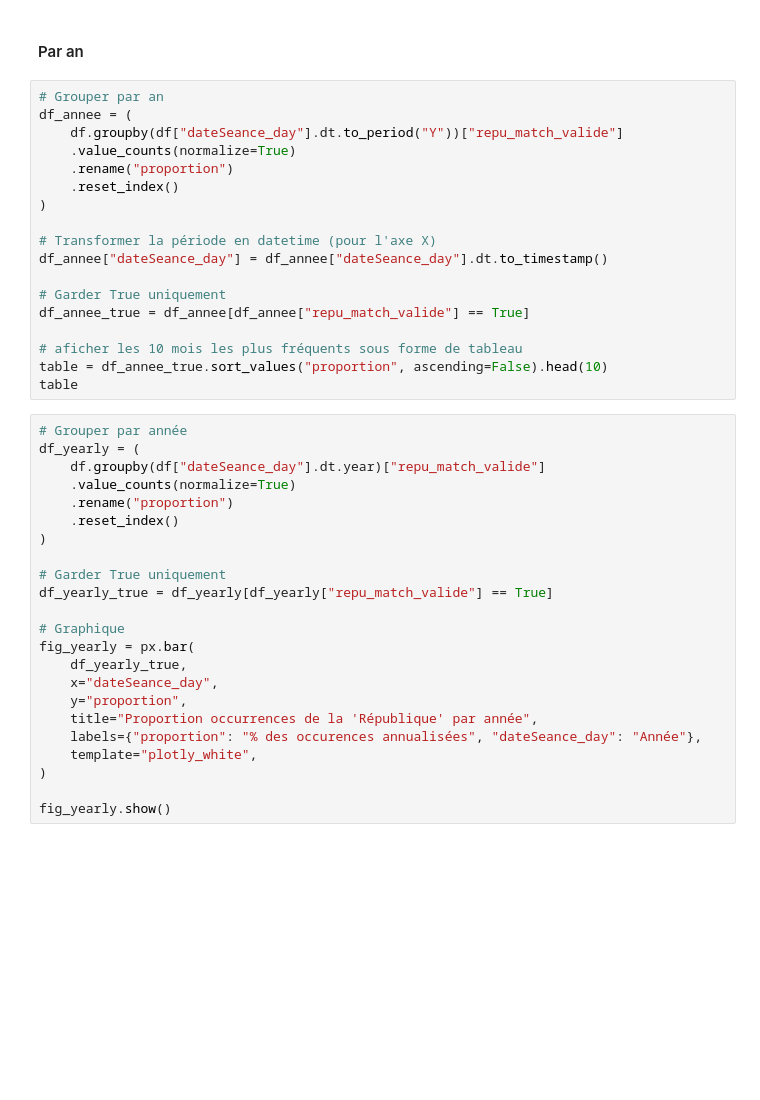
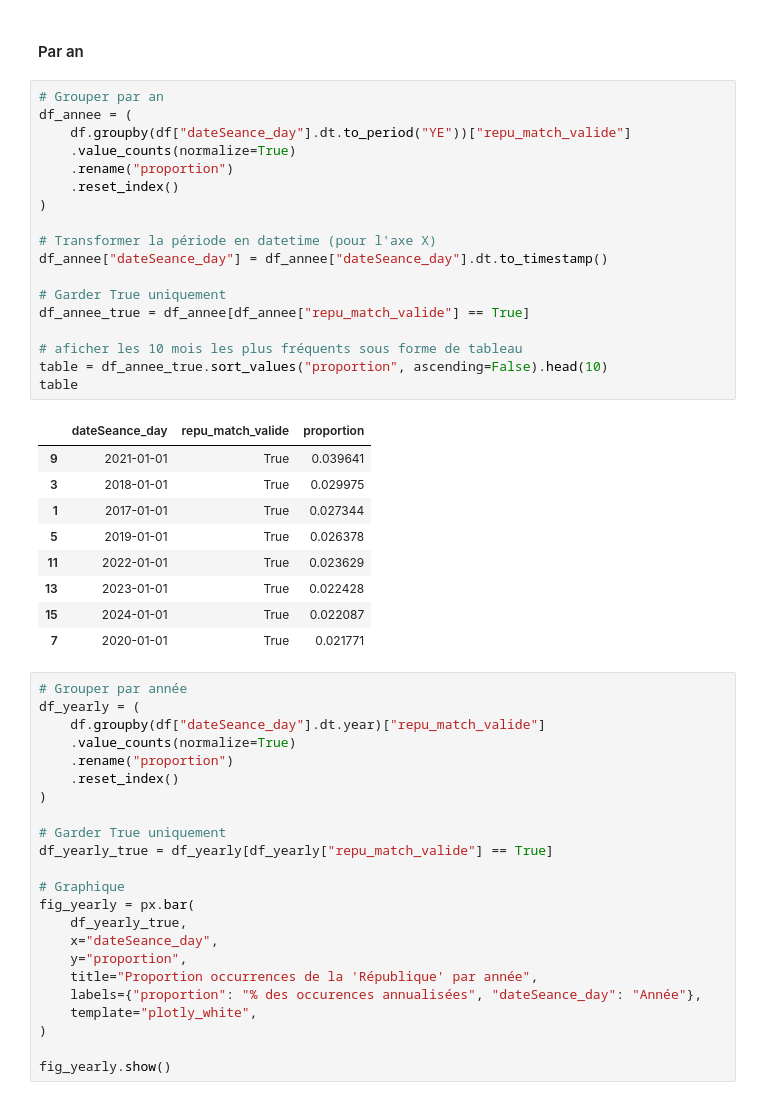
Before and after one commit to leomignot/republique-cest-quoi, a Jupyter notebook: exploration/analyses_%.ipynb, the cells around one changed output. Saved outputs shown, nothing was run; the diff lists cells and outputs as text; blank space fills up the shorter version.

```diff
--- a/exploration/analyses_%.ipynb
+++ b/exploration/analyses_%.ipynb
@@ -339,21 +436,31 @@ fig_annee_mois.show()
 # %%
 # Grouper par an
 df_annee = (
-    df.groupby(df["dateSeance_day"].dt.to_period("Y"))["repu_match_valide"]
+    df.groupby(df["dateSeance_day"].dt.to_period("YE"))["repu_match_valide"]
     .value_counts(normalize=True)
     .rename("proportion")
     .reset_index()
 )
 
 # Transformer la période en datetime (pour l'axe X)
 df_annee["dateSeance_day"] = df_annee["dateSeance_day"].dt.to_timestamp()
 
 # Garder True uniquement
 df_annee_true = df_annee[df_annee["repu_match_valide"] == True]
 
 # aficher les 10 mois les plus fréquents sous forme de tableau
 table = df_annee_true.sort_values("proportion", ascending=False).head(10)
 table
+# %% [output]
+|  | dateSeance_day | repu_match_valide | proportion |
+| 9 | 2021-01-01 | True | 0.039641 |
+| 3 | 2018-01-01 | True | 0.029975 |
+| 1 | 2017-01-01 | True | 0.027344 |
+| 5 | 2019-01-01 | True | 0.026378 |
+| 11 | 2022-01-01 | True | 0.023629 |
+| 13 | 2023-01-01 | True | 0.022428 |
+| 15 | 2024-01-01 | True | 0.022087 |
+| 7 | 2020-01-01 | True | 0.021771 |
 # %%
 # Grouper par année
 df_yearly = (
```
Also changed, not shown: parts of 30 cells of this notebook, 2 other files.
